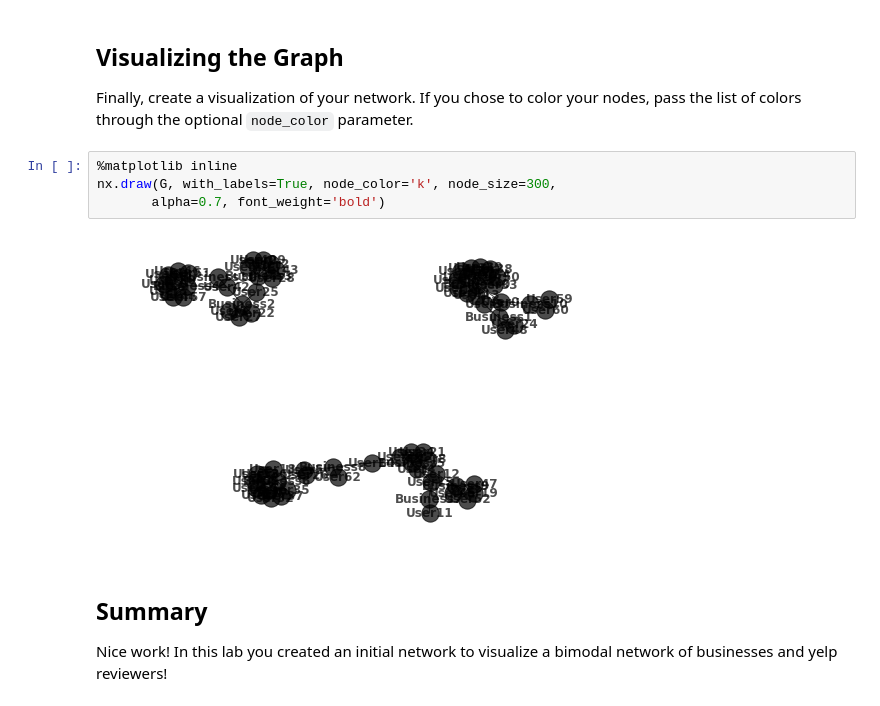
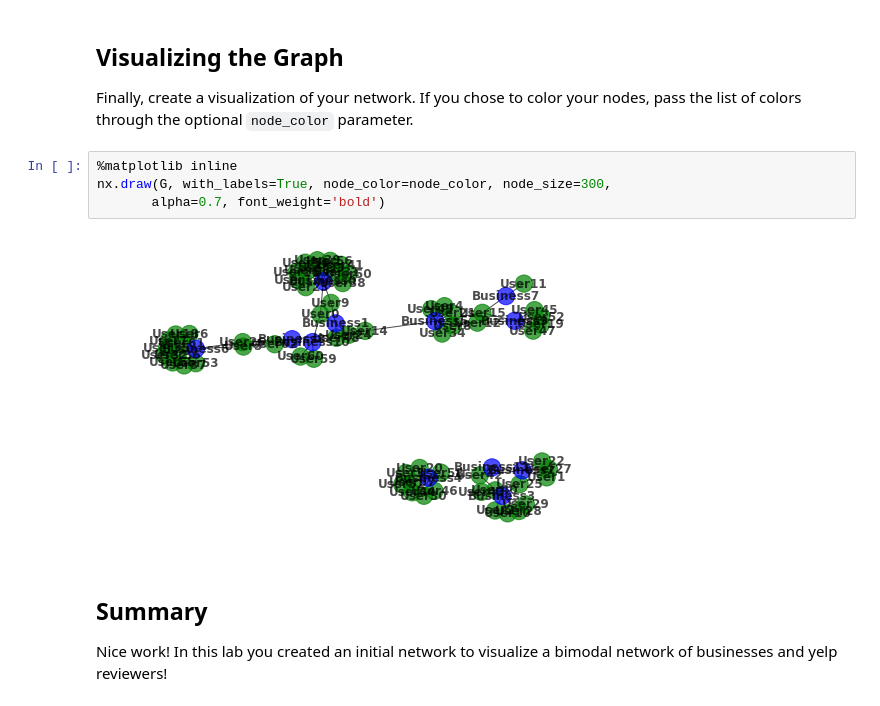
Before and after one commit to nkacoroski/dsc-3-28-04-graph-data-io-codealong-seattle-ds-career-040119, a Jupyter notebook: index.ipynb, the cells around one changed output. Saved outputs shown, nothing was run; the diff lists cells and outputs as text.

```diff
--- a/index.ipynb
+++ b/index.ipynb
@@ -70,10 +70,10 @@ for row in df.index:
 Finally, create a visualization of your network. If you chose to color your nodes, pass the list of colors through the optional `node_color` parameter.
 # %%
 %matplotlib inline
-nx.draw(G, with_labels=True, node_color='k', node_size=300,
+nx.draw(G, with_labels=True, node_color=node_color, node_size=300,
        alpha=0.7, font_weight='bold')
 # %% [output]
-[figure, old version]
+[figure, new version]
 # %% [markdown]
 ## Summary
 
```
